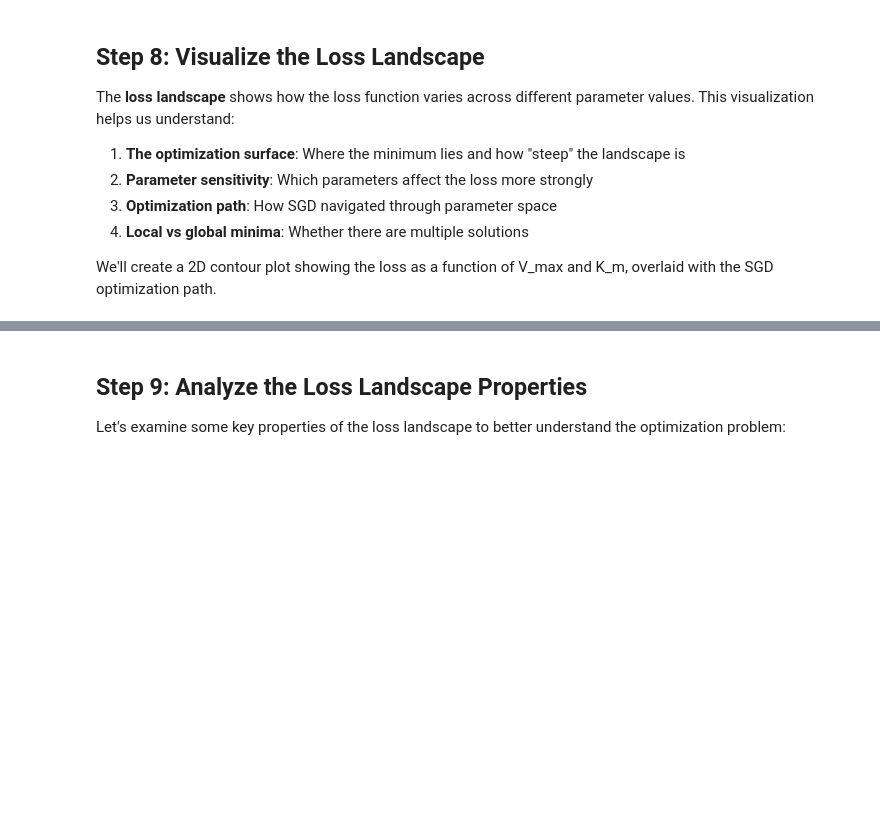
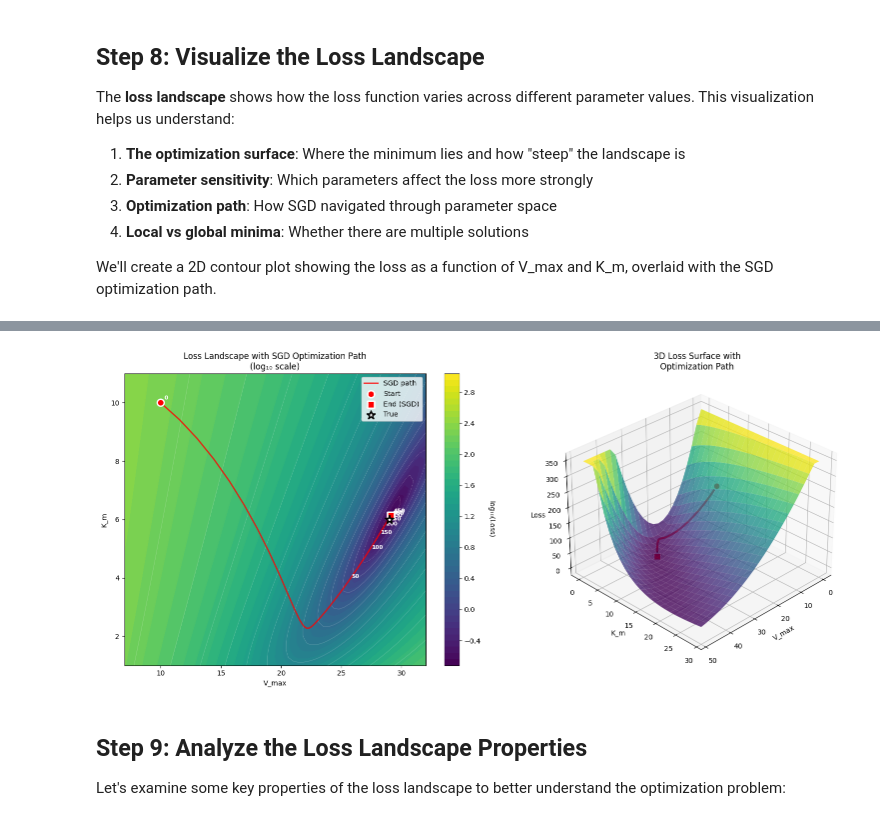
Before and after one commit to BetterCodeBetterScience/bettercode, a Jupyter notebook: notebooks/ch-09/autodiff+sdg_example.ipynb, the cells around one changed output, grey strips where cells are left out. Saved outputs shown, nothing was run; the diff lists cells and outputs as text; code cells hidden in the pictures; blank space fills up the shorter version.

```diff
--- a/notebooks/ch-09/autodiff+sdg_example.ipynb
+++ b/notebooks/ch-09/autodiff+sdg_example.ipynb
@@ -578,37 +653,41 @@ def make_mmloss(variant):
 
     axes[0].set_xlabel('V_max')
     axes[0].set_ylabel('K_m')
+    axes[0].set_xlim([7, 32])
+    axes[0].set_ylim([1,11])
     axes[0].set_title('Loss Landscape with SGD Optimization Path\n(log₁₀ scale)')
     axes[0].legend(loc='upper right')
     cbar = fig.colorbar(contour, ax=axes[0])
     cbar.set_label('log₁₀(Loss)', rotation=270, labelpad=20)
 
     # Plot 2: 3D surface of the loss landscape
     axes[1].remove()
     ax3d = fig.add_subplot(1, 2, 2, projection='3d')
     ax3d.plot_surface(V_max_3d, K_m_3d, loss_3d_capped, cmap=s['cmap'],
                       alpha=0.8, rcount=30, ccount=30)
     ax3d.plot(V_max_history, K_m_history, path_losses, color=s['path'],
               linewidth=3, alpha=0.9)
     ax3d.scatter(V_max_history[0], K_m_history[0], path_losses[0],
                  color=s['path'], s=100, edgecolor=s['edge'], linewidth=2)
     ax3d.scatter(V_max_history[-1], K_m_history[-1], path_losses[-1],
                  color=s['path'], s=100, marker='s', edgecolor=s['edge'], linewidth=2)
     ax3d.scatter(V_max_true, K_m_true, true_loss, color=s['true_face'], s=150,
                  marker='*', edgecolor=s['true_edge'], linewidth=2)
     ax3d.set_xlabel('V_max')
     ax3d.set_ylabel('K_m')
     ax3d.set_zlabel('Loss')
     ax3d.set_title('3D Loss Surface with\nOptimization Path')
     ax3d.view_init(elev=30, azim=45)
 
     fig.tight_layout()
     return fig
 
 
 save_fig_variants(make_mmloss, 'mmloss', CHAPTER, IMAGE_DIR)
 make_mmloss('color')
 plt.show()
+# %% [output]
+[figure, added]
 # %% [markdown]
 ## Step 9: Analyze the Loss Landscape Properties
 
```
Also changed, not shown: parts of 14 cells of this notebook.
